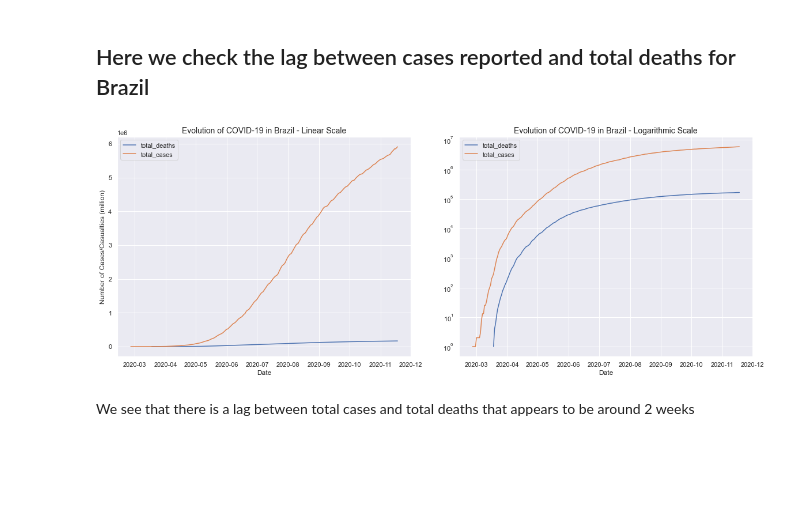
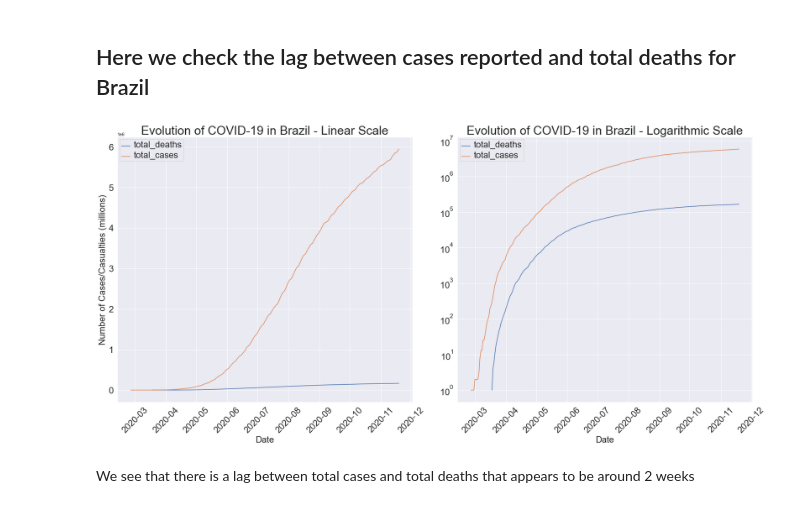
Before and after one commit to lee-hodg/Covid19Study, a Jupyter notebook: CovidStudy.ipynb, the cells around one changed output. Cells and saved outputs as stored; diff of their text form; code cells hidden in the pictures; blank space fills up the shorter version.

Commit message:
some plot formatting

```diff
--- a/CovidStudy.ipynb
+++ b/CovidStudy.ipynb
@@ -514,28 +533,44 @@ first_death_br
 ## Here we check the lag between cases reported and total deaths for Brazil
 # %%
 # create the matplotlib figure instance
-fig, ax = plt.subplots(nrows=1, ncols=2, figsize=(17, 7))
+fig, ax = plt.subplots(nrows=1, ncols=2, figsize=(24, 12))
 
 # linear scale
 ax[0].plot('total_deaths', data=df_brazil)
 ax[0].plot('total_cases', data=df_brazil)
-ax[0].set_title('Evolution of COVID-19 in Brazil - Linear Scale', fontsize=14)
-ax[0].set_xlabel('Date')
-ax[0].set_ylabel('Number of Cases/Casualties (million)')
+ax[0].set_title('Evolution of COVID-19 in Brazil - Linear Scale', fontsize=30)
+ax[0].set_xlabel('Date', fontsize=22)
+ax[0].set_ylabel('Number of Cases/Casualties (millions)', fontsize=22)
 ax[0].legend()
+
+
 
 # logarithmic scale
 plt.yscale('log')
 ax[1].plot('total_deaths', data=df_brazil)
 ax[1].plot('total_cases', data=df_brazil)
-ax[1].set_title('Evolution of COVID-19 in Brazil - Logarithmic Scale', fontsize=14)
-ax[1].set_xlabel('Date')
+ax[1].set_title('Evolution of COVID-19 in Brazil - Logarithmic Scale', fontsize=30)
+ax[1].set_xlabel('Date', fontsize=22)
 ax[1].legend()
 
-plt.tight_layout(pad=3.0)
-# plt.savefig('brazil_case_death_lag.png')
+
+plt.setp(ax[0].get_legend().get_texts(), fontsize='22') # for legend text
+plt.setp(ax[1].get_legend().get_texts(), fontsize='22') # for legend text
+# We change the fontsize of minor ticks label
+ax[0].tick_params(axis='both', which='major', labelsize=22)
+ax[1].tick_params(axis='both', which='major', labelsize=22)
+
+
+for ax in fig.axes:
+    plt.sca(ax)
+    plt.xticks(rotation=45)
+    plt.tight_layout(pad=3.0)
+
+
+
+plt.savefig('brazil_case_death_lag.png')
 # %% [output]
-[figure, old version]
+[figure, new version]
 # %% [markdown]
 We see that there is a lag between total cases and total deaths that appears to be around 2 weeks
 # %% [markdown]
```
Also changed, not shown: parts of 5 cells of this notebook, 5 other files.
